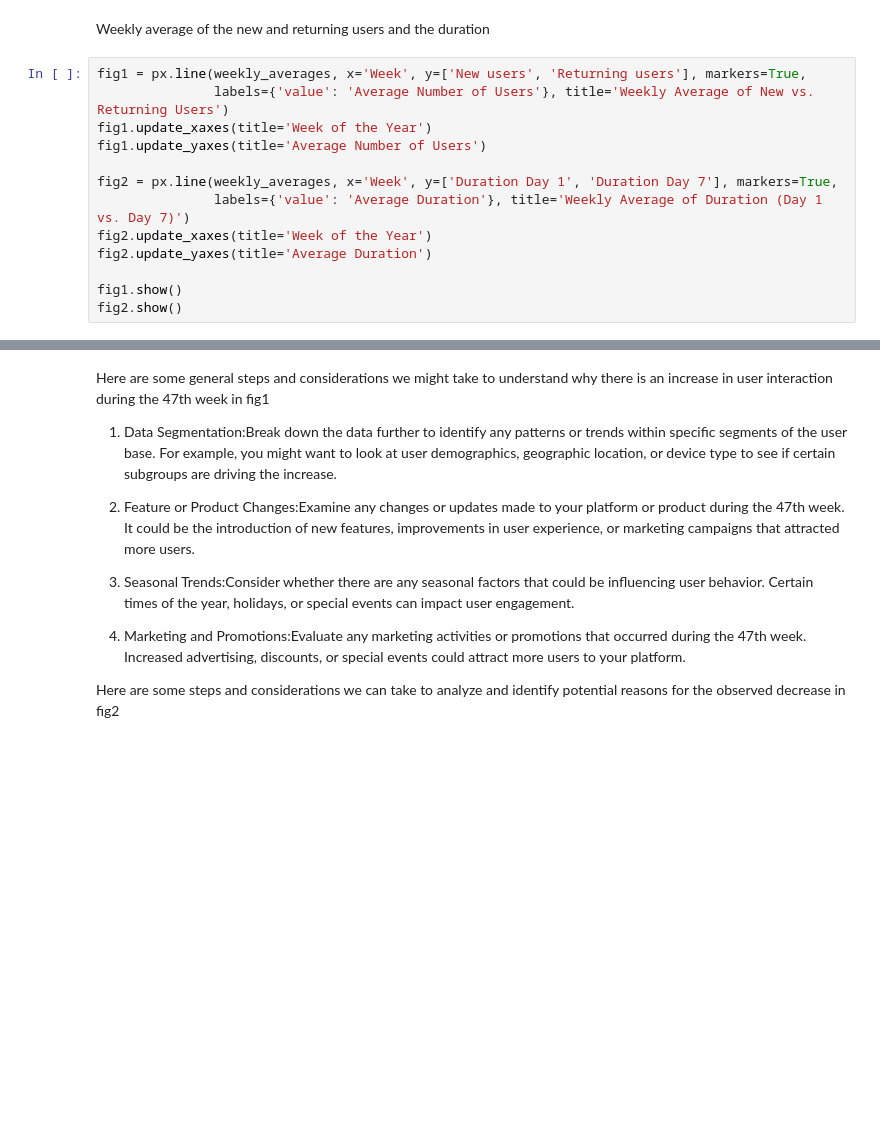
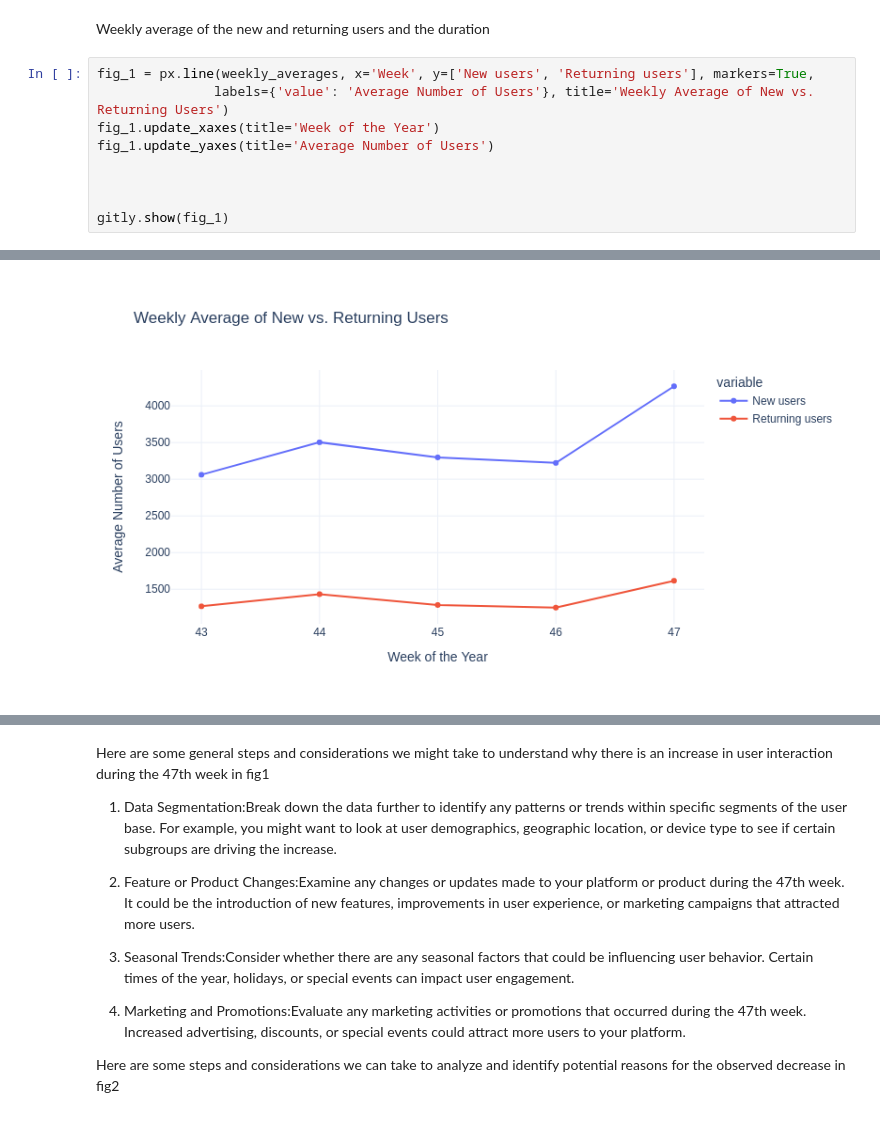
Before and after one commit to soumo99/Data-Analytics-Project, a Jupyter notebook: Cohort_Analysis.ipynb, the cells around one changed output, grey strips where cells are left out. Drawn from its saved outputs; the diff is of its cells as text; blank space fills up the shorter version.

```diff
--- a/Cohort_Analysis.ipynb
+++ b/Cohort_Analysis.ipynb
@@ -240,16 +268,12 @@ print(weekly_averages.head())
 # %% [markdown]
 Weekly average of the new and returning users and the duration
 # %%
-fig1 = px.line(weekly_averages, x='Week', y=['New users', 'Returning users'], markers=True,
+fig_1 = px.line(weekly_averages, x='Week', y=['New users', 'Returning users'], markers=True,
                labels={'value': 'Average Number of Users'}, title='Weekly Average of New vs. Returning Users')
-fig1.update_xaxes(title='Week of the Year')
-fig1.update_yaxes(title='Average Number of Users')
+fig_1.update_xaxes(title='Week of the Year')
+fig_1.update_yaxes(title='Average Number of Users')
 
-fig2 = px.line(weekly_averages, x='Week', y=['Duration Day 1', 'Duration Day 7'], markers=True,
-               labels={'value': 'Average Duration'}, title='Weekly Average of Duration (Day 1 vs. Day 7)')
-fig2.update_xaxes(title='Week of the Year')
-fig2.update_yaxes(title='Average Duration')
 
-fig1.show()
-fig2.show()
+
+gitly.show(fig_1)
 # %% [output]
@@ -257,0 +280 @@ fig2.show()
+[figure, added]
```
Also changed, not shown: parts of 7 cells of this notebook.
